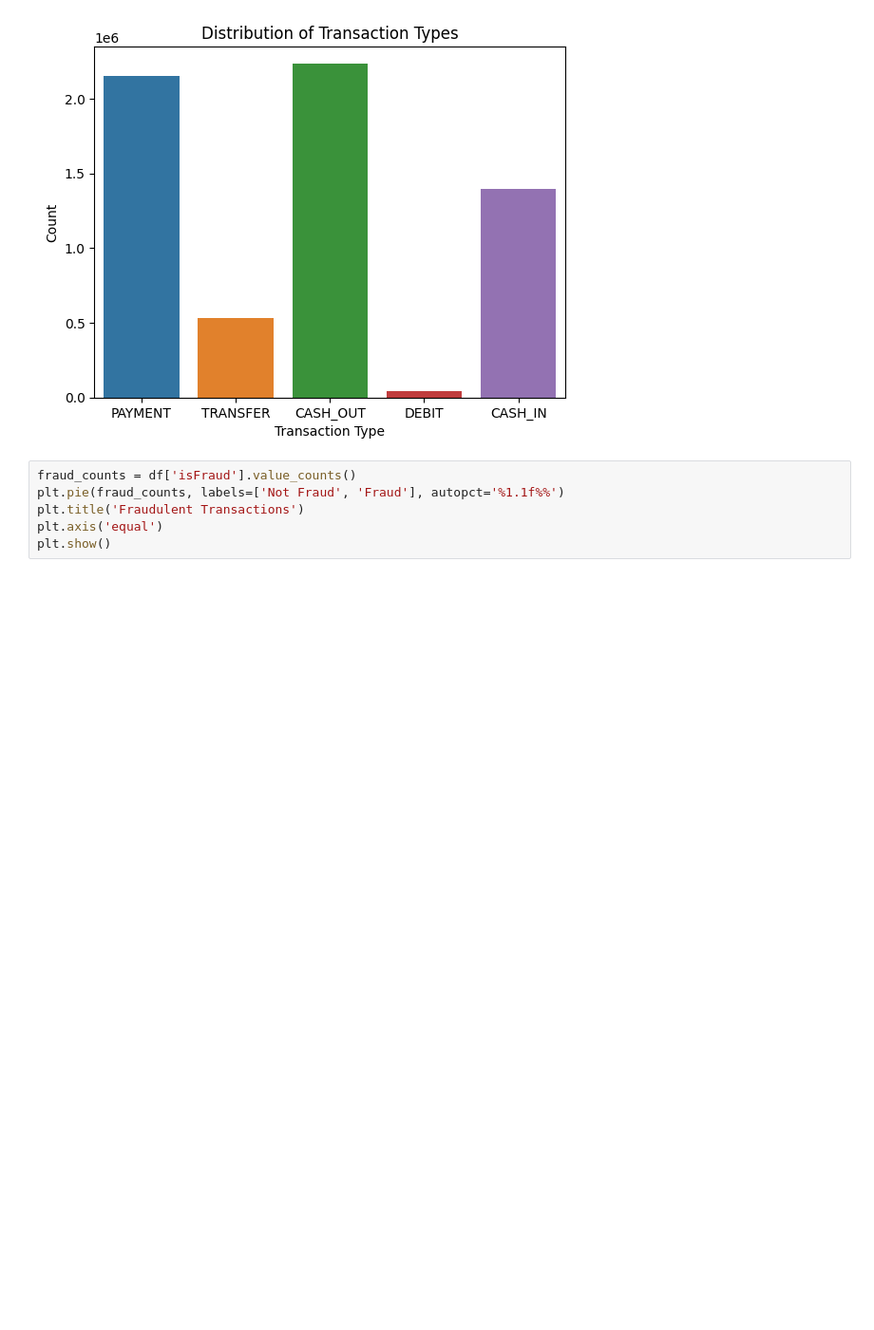
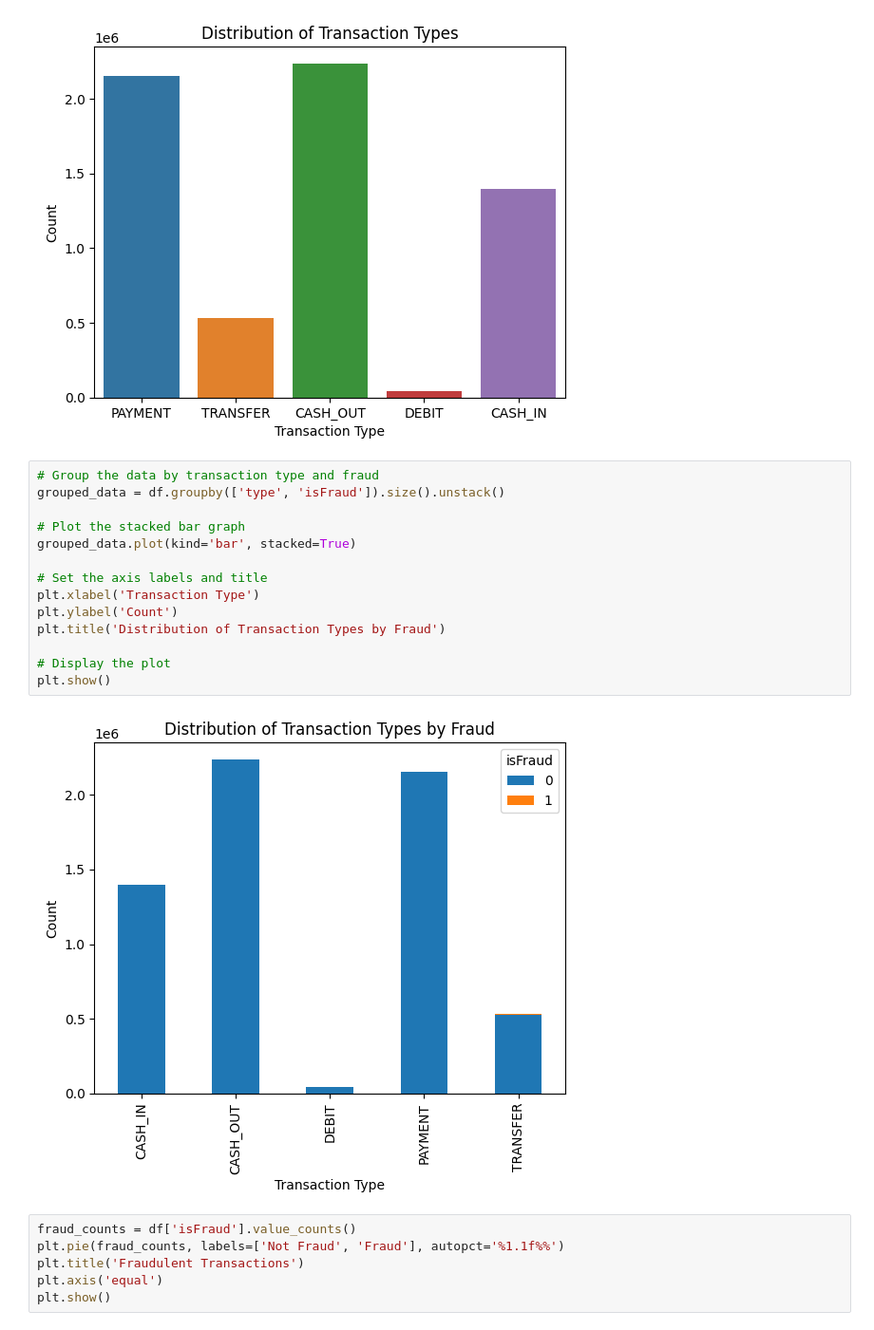
Before and after one commit to RobertKS123/ACML_Assignment, a Jupyter notebook: DataVisulization.ipynb, the cells around one changed output. Shown: that part at 95% size. Drawn from its saved outputs; the diff is of its cells as text; blank space fills up the shorter version.

```diff
--- a/DataVisulization.ipynb
+++ b/DataVisulization.ipynb
@@ -29,6 +29,22 @@ plt.title('Distribution of Transaction Types')
 plt.show()
 # %% [output]
 [figure]
+# %%
+# Group the data by transaction type and fraud
+grouped_data = df.groupby(['type', 'isFraud']).size().unstack()
+
+# Plot the stacked bar graph
+grouped_data.plot(kind='bar', stacked=True)
+
+# Set the axis labels and title
+plt.xlabel('Transaction Type')
+plt.ylabel('Count')
+plt.title('Distribution of Transaction Types by Fraud')
+
+# Display the plot
+plt.show()
+# %% [output]
+[figure, added]
 # %%
 fraud_counts = df['isFraud'].value_counts()
 plt.pie(fraud_counts, labels=['Not Fraud', 'Fraud'], autopct='%1.1f%%')
```
Also changed, not shown: parts of 3 cells of this notebook.
